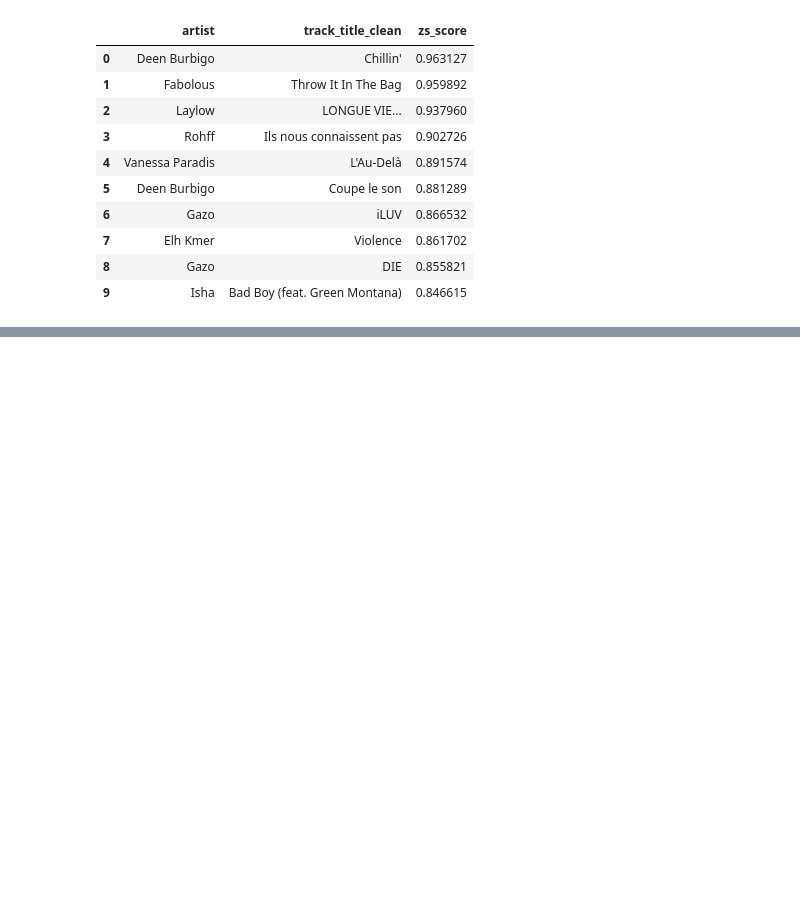
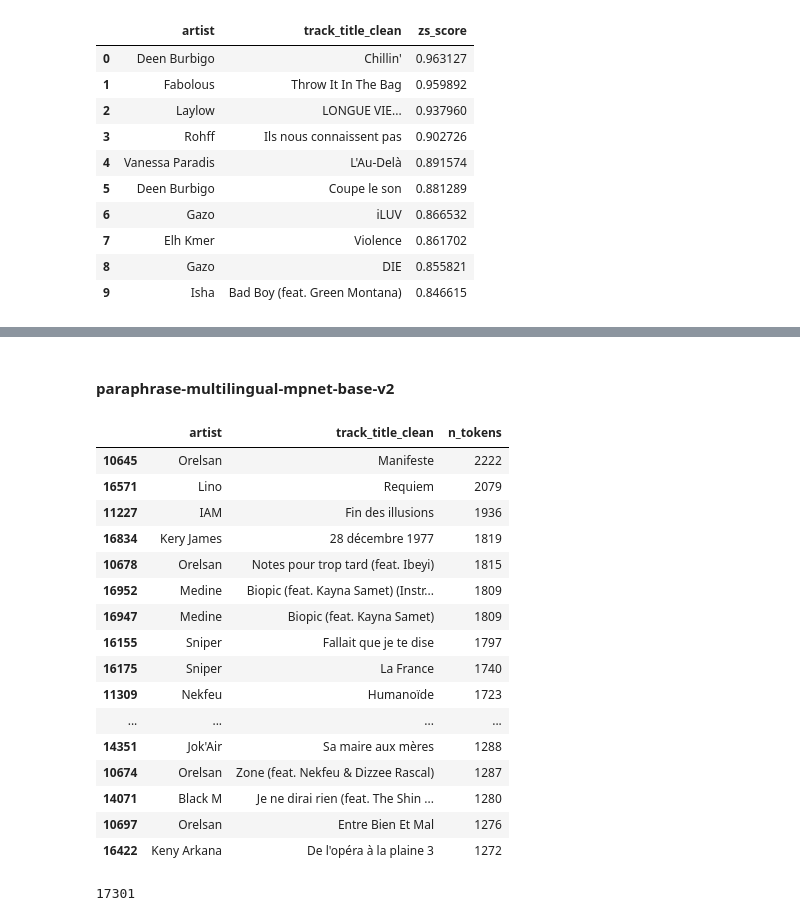
Before and after one commit to vicctoirec/wagon-bootcamp-project, a Jupyter notebook: notebooks/notebook_Laureen.ipynb, the cells around one changed output, grey strips where cells are left out. Drawn from its saved outputs; the diff is of its cells as text; code cells hidden in the pictures; blank space fills up the shorter version.

```diff
--- a/notebooks/notebook_Laureen.ipynb
+++ b/notebooks/notebook_Laureen.ipynb
@@ -493,0 +496,2 @@ refine_top_k(user_input="tgif", k_recall=50, k_final=10)
+# %% [markdown]
+#### paraphrase-multilingual-mpnet-base-v2
@@ -493,0 +505,36 @@ refine_top_k(user_input="tgif", k_recall=50, k_final=10)
+# %%
+full_df = pd.read_csv('/Users/laureenwilhelm/code/vicctoirec/wagon-bootcamp-project/raw_data/data_17k_lyrics.csv')
+full_df = full_df.dropna(subset=['lyrics_clean'])
+full_df['lyrics_clean'] = full_df['lyrics_clean'].apply(preprocess_lyrics)
+# %%
+from sentence_transformers import SentenceTransformer, util
+
+# Load the pre-trained model
+model = SentenceTransformer('sentence-transformers/paraphrase-multilingual-mpnet-base-v2')
+# %%
+token_counts = []
+for txt in full_df["lyrics_clean"].astype(str):
+    n = len(model.tokenizer(txt)["input_ids"])
+    token_counts.append(n)
+
+full_df["n_tokens"] = token_counts
+# %%
+full_df.sort_values(by="n_tokens", ascending=False).head(50)[["artist", "track_title_clean", "n_tokens"]]
+# %% [output]
+|  | artist | track_title_clean | n_tokens |
+| 10645 | Orelsan | Manifeste | 2222 |
+| 16571 | Lino | Requiem | 2079 |
+| 11227 | IAM | Fin des illusions | 1936 |
+| 16834 | Kery James | 28 décembre 1977 | 1819 |
+| 10678 | Orelsan | Notes pour trop tard (feat. Ibeyi) | 1815 |
+| 16952 | Medine | Biopic (feat. Kayna Samet) (Instr... | 1809 |
+| 16947 | Medine | Biopic (feat. Kayna Samet) | 1809 |
+| 16155 | Sniper | Fallait que je te dise | 1797 |
+| 16175 | Sniper | La France | 1740 |
+| 11309 | Nekfeu | Humanoïde | 1723 |
+| ... | ... | ... | ... |
+| 14351 | Jok'Air | Sa maire aux mères | 1288 |
+| 10674 | Orelsan | Zone (feat. Nekfeu & Dizzee Rascal) | 1287 |
+| 14071 | Black M | Je ne dirai rien (feat. The Shin ... | 1280 |
+| 10697 | Orelsan | Entre Bien Et Mal | 1276 |
+| 16422 | Keny Arkana | De l'opéra à la plaine 3 | 1272 |
@@ -493,0 +590,4 @@ refine_top_k(user_input="tgif", k_recall=50, k_final=10)
+# %%
+emb_np.shape[0]
+# %% [output]
+17301
```
Also changed, not shown: parts of 10 cells of this notebook.
